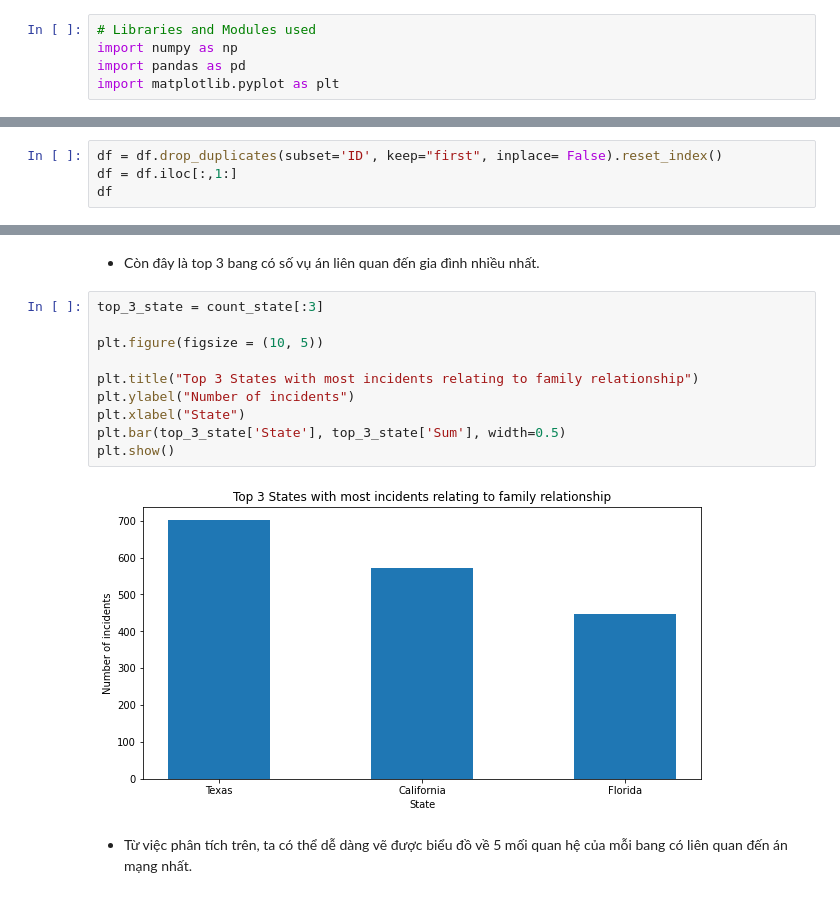
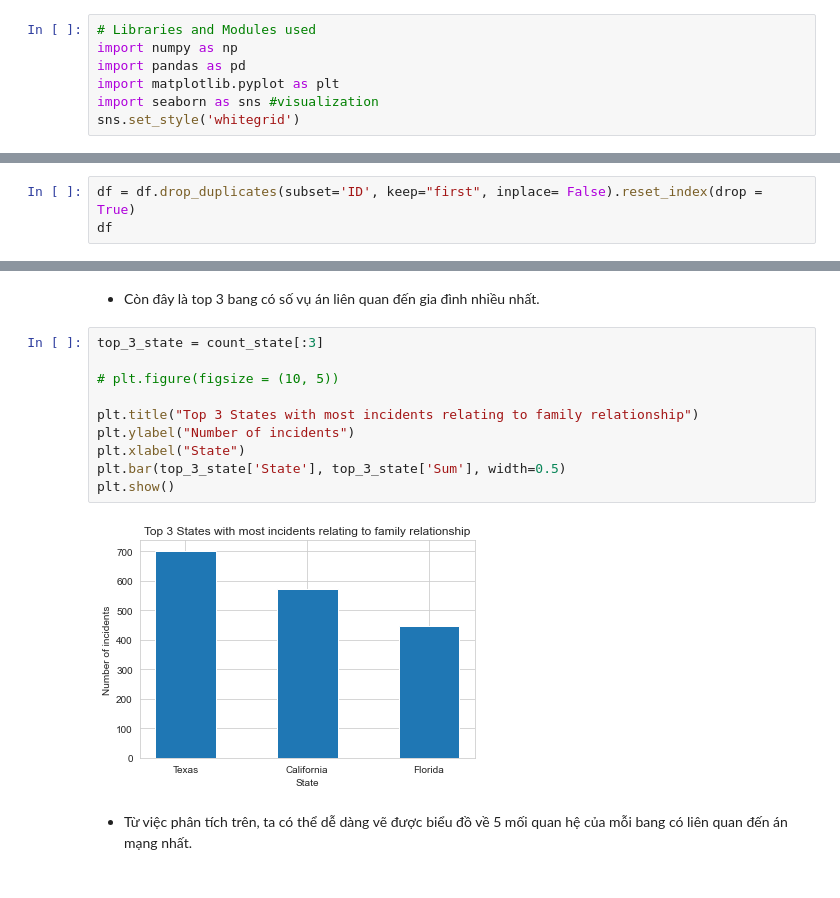
Before and after one commit to SangPhan852/P4DS_Project, a Jupyter notebook: 20127288_20127613.ipynb, the cells around one changed output, grey strips where cells are left out. Drawn from its saved outputs; the diff is of its cells as text.

```diff
--- a/20127288_20127613.ipynb
+++ b/20127288_20127613.ipynb
@@ -21,6 +21,8 @@
 import numpy as np
 import pandas as pd
 import matplotlib.pyplot as plt
+import seaborn as sns #visualization
+sns.set_style('whitegrid')
 # %% [markdown]
 ---
 # %% [markdown]
@@ -423,8 +425,7 @@ df
 # %% [markdown]
 - Trước tiên ta xóa những dòng trùng lắp ID của các vụ báo cáo vì: Trong data của chúng ta, báo cáo sẽ bao gồm thông tin của nạn nhân và hung thủ. Mà có thể bị trùng ID do là nạn nhân khác trong cùng một vụ án.
 # %%
-df = df.drop_duplicates(subset='ID', keep="first", inplace= False).reset_index()
-df = df.iloc[:,1:]
+df = df.drop_duplicates(subset='ID', keep="first", inplace= False).reset_index(drop = True)
 df
 # %% [output]
 |  | ID | State | Year | Homicide | Relationship |
@@ -549,15 +550,15 @@ top_3_rel_incident
 # %%
 top_3_state = count_state[:3]
 
-plt.figure(figsize = (10, 5))
+# plt.figure(figsize = (10, 5))
 
 plt.title("Top 3 States with most incidents relating to family relationship")
 plt.ylabel("Number of incidents")
 plt.xlabel("State")
 plt.bar(top_3_state['State'], top_3_state['Sum'], width=0.5)
 plt.show()
 # %% [output]
-[figure, old version]
+[figure, new version]
 # %% [markdown]
 - Từ việc phân tích trên, ta có thể dễ dàng vẽ được biểu đồ về 5 mối quan hệ của  mỗi bang có liên quan đến án mạng nhất.
 # %%
```
Also changed, not shown: parts of 7 cells of this notebook.
